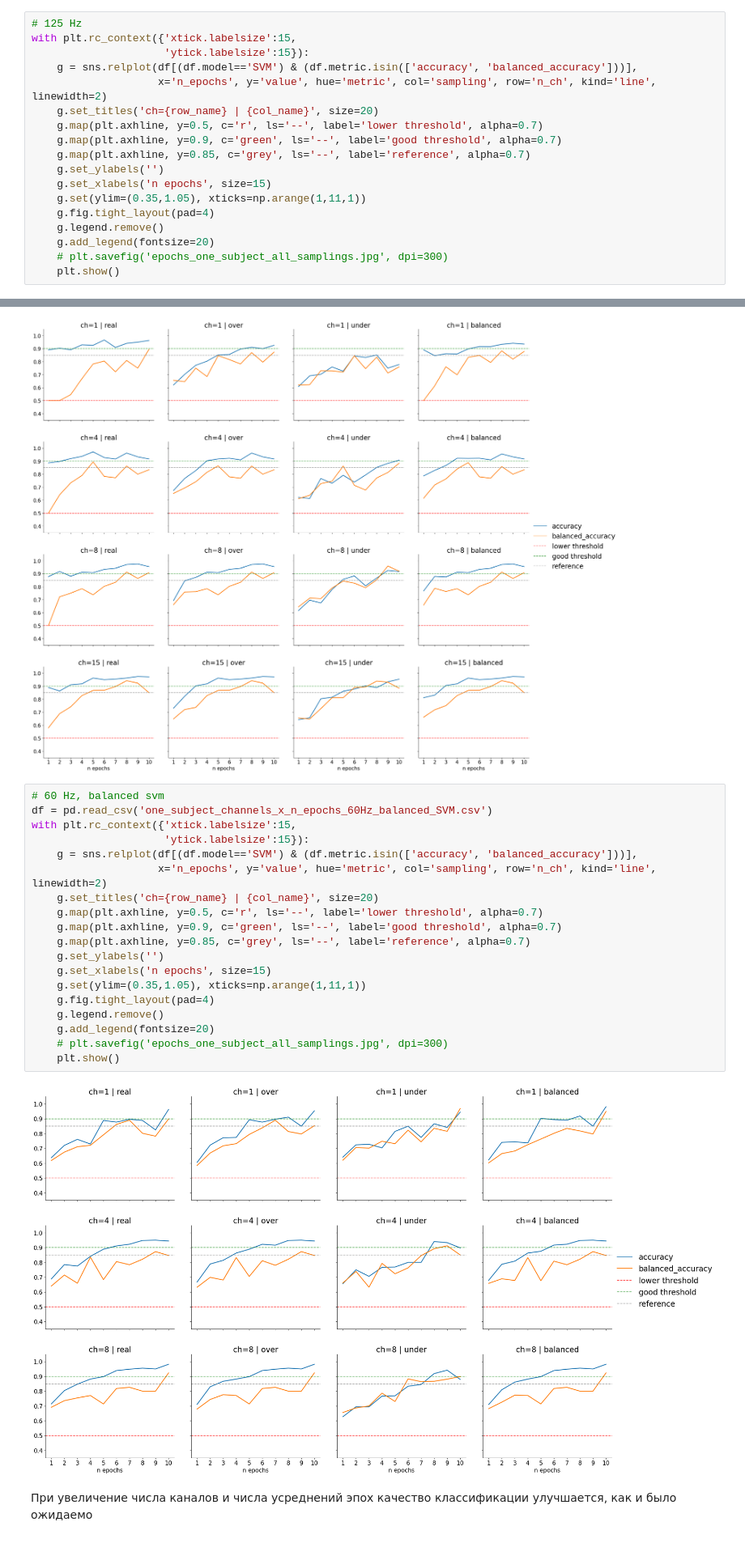
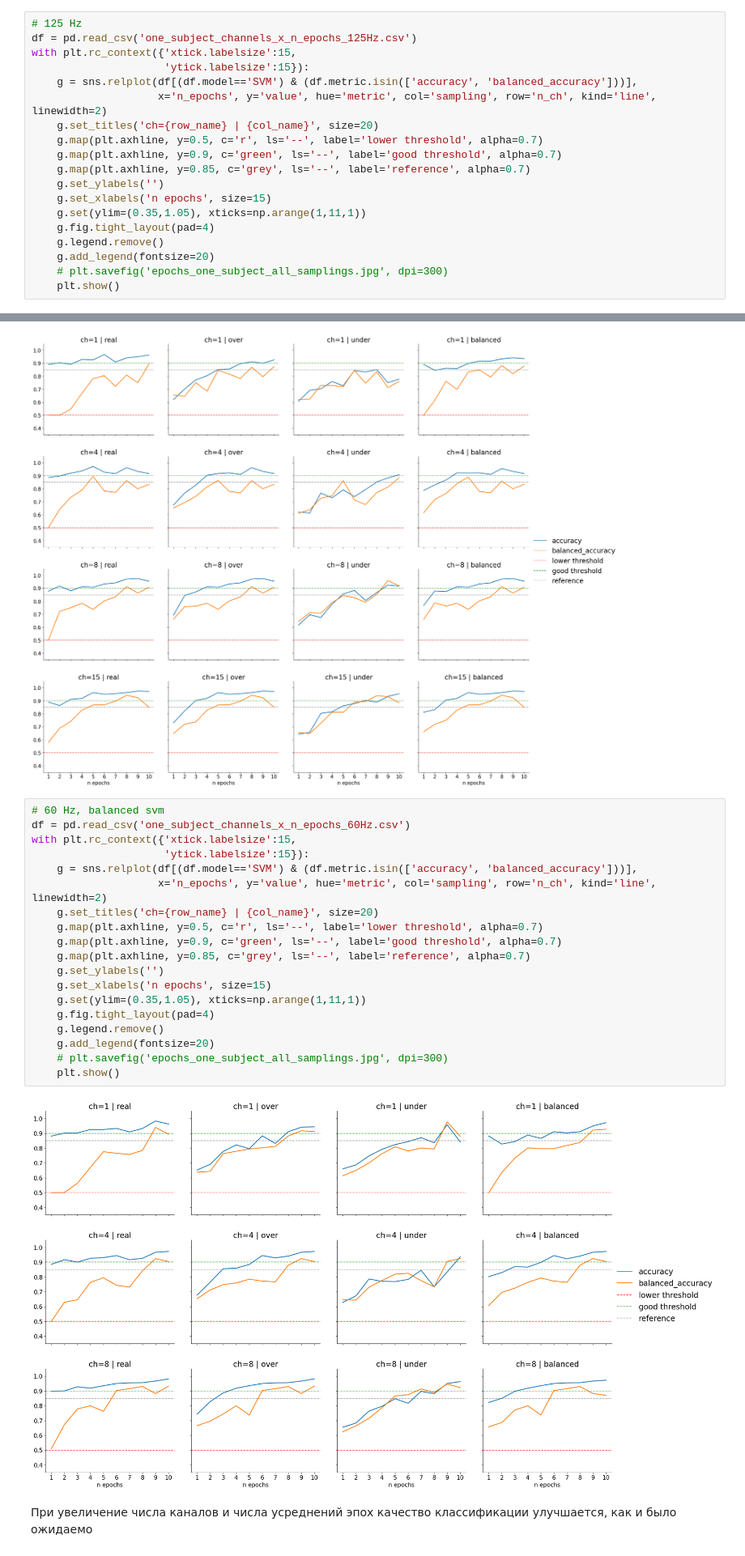
Before and after one commit to Tim-Ponomaryov/BCI_classifier, a Jupyter notebook: finding_errors.ipynb, the cells around one changed output, grey strips where cells are left out. Shown at 81% size. Drawn from its saved outputs; the diff is of its cells as text.

```diff
--- a/finding_errors.ipynb
+++ b/finding_errors.ipynb
@@ -628,6 +628,7 @@ df.head()
 # df = pd.read_csv('one_subject_channels_x_n_epochs_35Hz.csv')
 # %%
 # 125 Hz
+df = pd.read_csv('one_subject_channels_x_n_epochs_125Hz.csv')
 with plt.rc_context({'xtick.labelsize':15,
                      'ytick.labelsize':15}):
     g = sns.relplot(df[(df.model=='SVM') & (df.metric.isin(['accuracy', 'balanced_accuracy']))],
@@ -669,24 +670,24 @@ with plt.rc_context({'xtick.labelsize':15,
 [figure]
 # %%
 # 60 Hz, balanced svm
-df = pd.read_csv('one_subject_channels_x_n_epochs_60Hz_balanced_SVM.csv')
+df = pd.read_csv('one_subject_channels_x_n_epochs_60Hz.csv')
 with plt.rc_context({'xtick.labelsize':15,
                      'ytick.labelsize':15}):
     g = sns.relplot(df[(df.model=='SVM') & (df.metric.isin(['accuracy', 'balanced_accuracy']))],
                     x='n_epochs', y='value', hue='metric', col='sampling', row='n_ch', kind='line', linewidth=2)
     g.set_titles('ch={row_name} | {col_name}', size=20)
     g.map(plt.axhline, y=0.5, c='r', ls='--', label='lower threshold', alpha=0.7)
     g.map(plt.axhline, y=0.9, c='green', ls='--', label='good threshold', alpha=0.7)
     g.map(plt.axhline, y=0.85, c='grey', ls='--', label='reference', alpha=0.7)
     g.set_ylabels('')
     g.set_xlabels('n epochs', size=15)
     g.set(ylim=(0.35,1.05), xticks=np.arange(1,11,1))
     g.fig.tight_layout(pad=4)
     g.legend.remove()
     g.add_legend(fontsize=20)
     # plt.savefig('epochs_one_subject_all_samplings.jpg', dpi=300)
     plt.show()
 # %% [output]
-[figure, old version]
+[figure, new version]
 # %% [markdown]
 При увеличение числа каналов и числа усреднений эпох качество классификации улучшается, как и было ожидаемо
```
Also changed, not shown: parts of 18 cells of this notebook.
